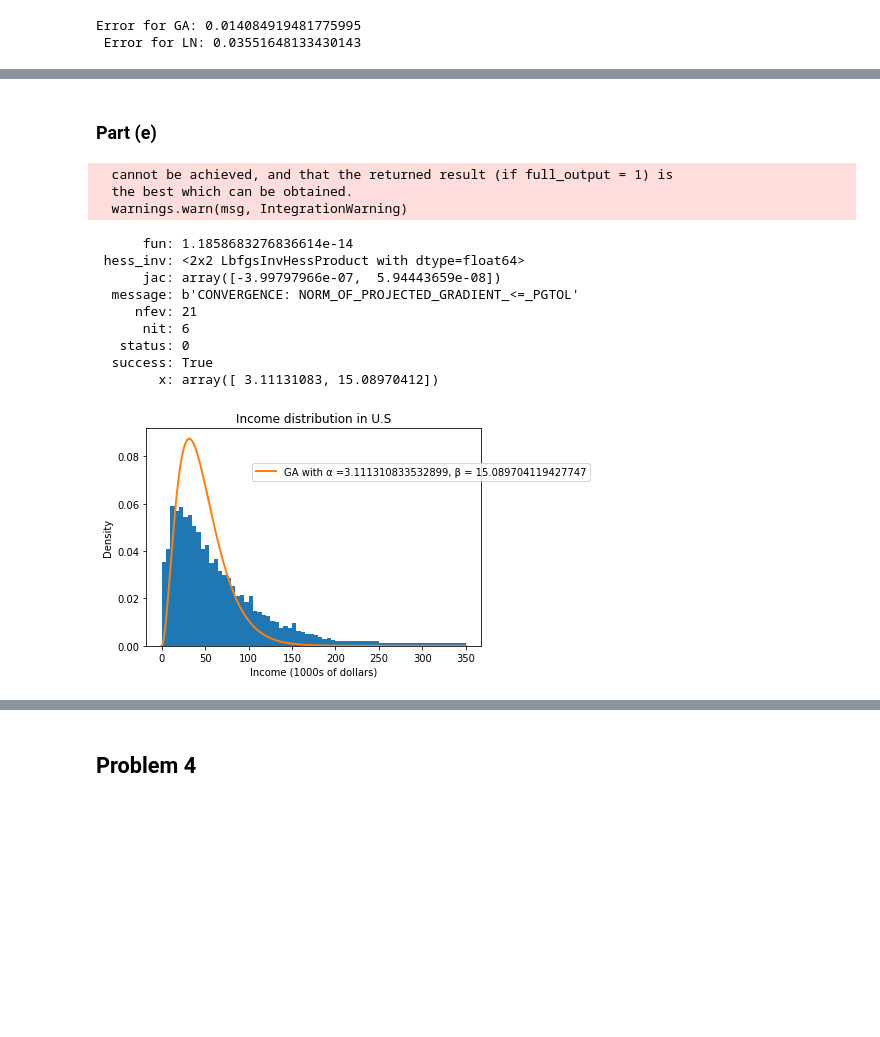
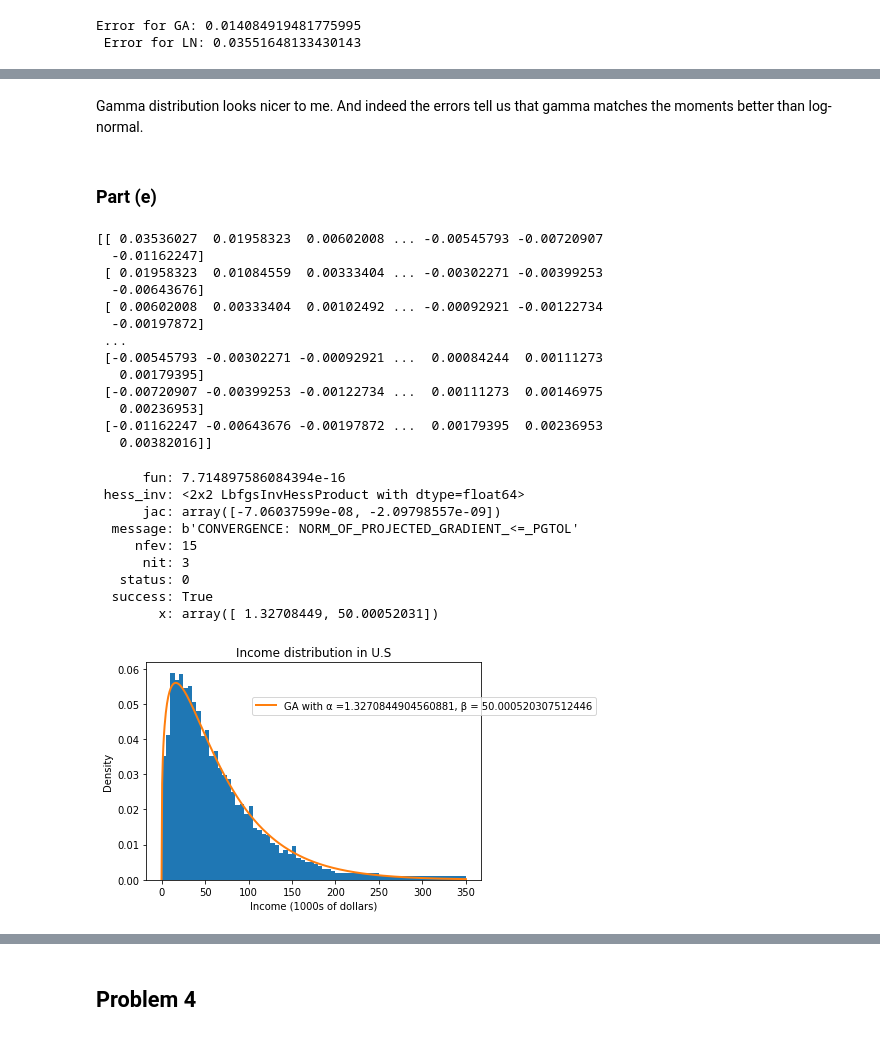
Before and after one commit to mattdbrown17/BootCamp2018, a Jupyter notebook: ProbSets/Econ/ProbSet5/Structural Estimation PSet.ipynb, the cells around one changed output, grey strips where cells are left out. Saved outputs shown, nothing was run; the diff lists cells and outputs as text; code cells hidden in the pictures; blank space fills up the shorter version.

```diff
--- a/ProbSets/Econ/ProbSet5/Structural Estimation PSet.ipynb
+++ b/ProbSets/Econ/ProbSet5/Structural Estimation PSet.ipynb
@@ -197,7 +198,7 @@ claimslimited = claims[claims<800]
 
 #Define a function for the gamma distribution
 def GB2pdf(x, alpha, beta, p, q):
-    pdfval = alpha*x**(alpha*p-1) / (beta**(alpha*p)
+    pdfval = alpha*x**(alpha*p-1) / (beta**(alpha*p) \
              *scipy.special.beta(p, q)*(1+(x/beta)**alpha)**(p+q))
     return pdfval
 
@@ -212,15 +213,15 @@ def crit1d(params, args):
     #Get log-likelihood
     pdfval = GB2pdf(X, alpha, beta, p, q)
     log_pdf_val = np.log(pdfval)
-    sum_log_pdf_val = np.sum(log_pdf_val)
+    sum_log_pdf_val = log_pdf_val.sum()
     neg_sum_log_pdf_val = - sum_log_pdf_val
     return neg_sum_log_pdf_val
 
-#Grab initial guess
-beta0 = np.var(claims)/np.mean(claims)
-alpha0 = np.mean(claims)/beta0
-p0 = 1
-q0 = 1
+#Grab initial guess (using earlier vals)
+beta0 = 21911 * 200 / (1/.997)
+alpha0= .9977
+p0 = .22175/21911
+q0 = 200
 
 guess = [alpha0, beta0, p0, q0]
 
@@ -236,8 +237,12 @@ alphalimited, betalimited, plimited, qlimited = limitedresults.x
 xgrid = np.linspace(0.01, 800, 1000)
 
 #put results into plottable grid.
-resultsgrid = GApdf(xgrid, alpha, beta)
-limitedresultsgrid = GApdf(xgrid, alphalimited, betalimited)
+resultsgrid = GB2pdf(xgrid, alpha, beta, p, q)
+limitedresultsgrid = GB2pdf(xgrid, alphalimited, betalimited, plimited, qlimited)
+
+#limitedresultsgrid = GB2pdf(xgrid, .1, 4450000, 51, 150)
+
+
 
 #Plot
 plt.hist(claims[claims<800], weights = weightslimited, bins= 100)
@@ -675,13 +690,8 @@ Gamma distribution looks nicer to me.
+# %% [markdown]
+Gamma distribution looks nicer to me. And indeed the errors tell us that gamma matches the moments better than log-normal.
 # %% [markdown]
 ### Part (e)
 # %%
-#Re-use crit function et al from part (c). Now we must re-define W.
-err1 = err_vec(data, alpha_GMM, beta_GMM)
-VCV2 = np.outer(err1, err1.T)
-VCV2 = VCV2 / VCV2.shape[0]
-W_new = la.pinv(VCV2)
-
-#print(W_new)
 #Re-define the procedure.
 #Define model_moments
 def model_moments(alpha, beta):
@@ -727,45 +737,60 @@ def criterion(params, args):
     err = err_vec(data, alpha, beta, simple=False)
     crit_val = err.T @ W @ err
     return crit_val
-# %% [output]
-  cannot be achieved, and that the returned result (if full_output = 1) is
-  the best which can be obtained.
-  warnings.warn(msg, IntegrationWarning)
 # %%
-alpha_guess = 2
-beta_guess = 15
+alpha_guess = 1.3
+beta_guess = 50
 
 params_init=np.array([alpha_guess, beta_guess])
 
 # Define weighting Matrix
-W = VCV2
+err1 = err_vec(data, alpha_GMM, beta_GMM)
+VCV2 = np.outer(err1.T, err1)
+#VCV2 = VCV2 / VCV2.shape[0]
+W_new = la.pinv(VCV2)
+
+print(W_new)
+W = W_new
 #W = np.diag(data.Percent)
 gmm_args = np.array([data, W])
 
 results = opt.minimize(criterion, params_init, args=gmm_args, bounds=((1e-10, None), (1e-10, None)))
 #criterion(params_init, gmm_args)
 alpha_GMM, beta_GMM = results.x
 
 
 xgrid = np.linspace(1e-9, 350, 500)
 plt.hist(data.Midpoint, bins = bins, weights=wts)
 plt.xlabel("Income (1000s of dollars)")
 plt.ylabel("Density")
 plt.title("Income distribution in U.S")
 plt.plot(xgrid, 5*GApdf(xgrid, alpha_GMM, beta_GMM), label = f"GA with α ={alpha_GMM}, β = {beta_GMM}", linewidth = 2)
 plt.legend(loc='center left', bbox_to_anchor=(.3, 0.8), prop = {'size': 10})
 error_GA = results.fun
 
 results
 # %% [output]
-      fun: 1.1858683276836614e-14
- hess_inv: <2x2 LbfgsInvHessProduct with dtype=float64>
-      jac: array([-3.99797966e-07,  5.94443659e-08])
-  message: b'CONVERGENCE: NORM_OF_PROJECTED_GRADIENT_<=_PGTOL'
-     nfev: 21
-      nit: 6
-   status: 0
-  success: True
-        x: array([ 3.11131083, 15.08970412])
+[[ 0.03536027  0.01958323  0.00602008 ... -0.00545793 -0.00720907
+  -0.01162247]
+ [ 0.01958323  0.01084559  0.00333404 ... -0.00302271 -0.00399253
+  -0.00643676]
+ [ 0.00602008  0.00333404  0.00102492 ... -0.00092921 -0.00122734
+  -0.00197872]
+ ...
+ [-0.00545793 -0.00302271 -0.00092921 ...  0.00084244  0.00111273
+   0.00179395]
+ [-0.00720907 -0.00399253 -0.00122734 ...  0.00111273  0.00146975
+   0.00236953]
+ [-0.01162247 -0.00643676 -0.00197872 ...  0.00179395  0.00236953
+   0.00382016]]
+      fun: 7.714897586084394e-16
+ hess_inv: <2x2 LbfgsInvHessProduct with dtype=float64>
+      jac: array([-7.06037599e-08, -2.09798557e-09])
+  message: b'CONVERGENCE: NORM_OF_PROJECTED_GRADIENT_<=_PGTOL'
+     nfev: 15
+      nit: 3
+   status: 0
+  success: True
+        x: array([ 1.32708449, 50.00052031])
-[figure, old version]
+[figure, new version]
 # %% [markdown]
```
Also changed, not shown: parts of 22 cells of this notebook, 2 other files.
